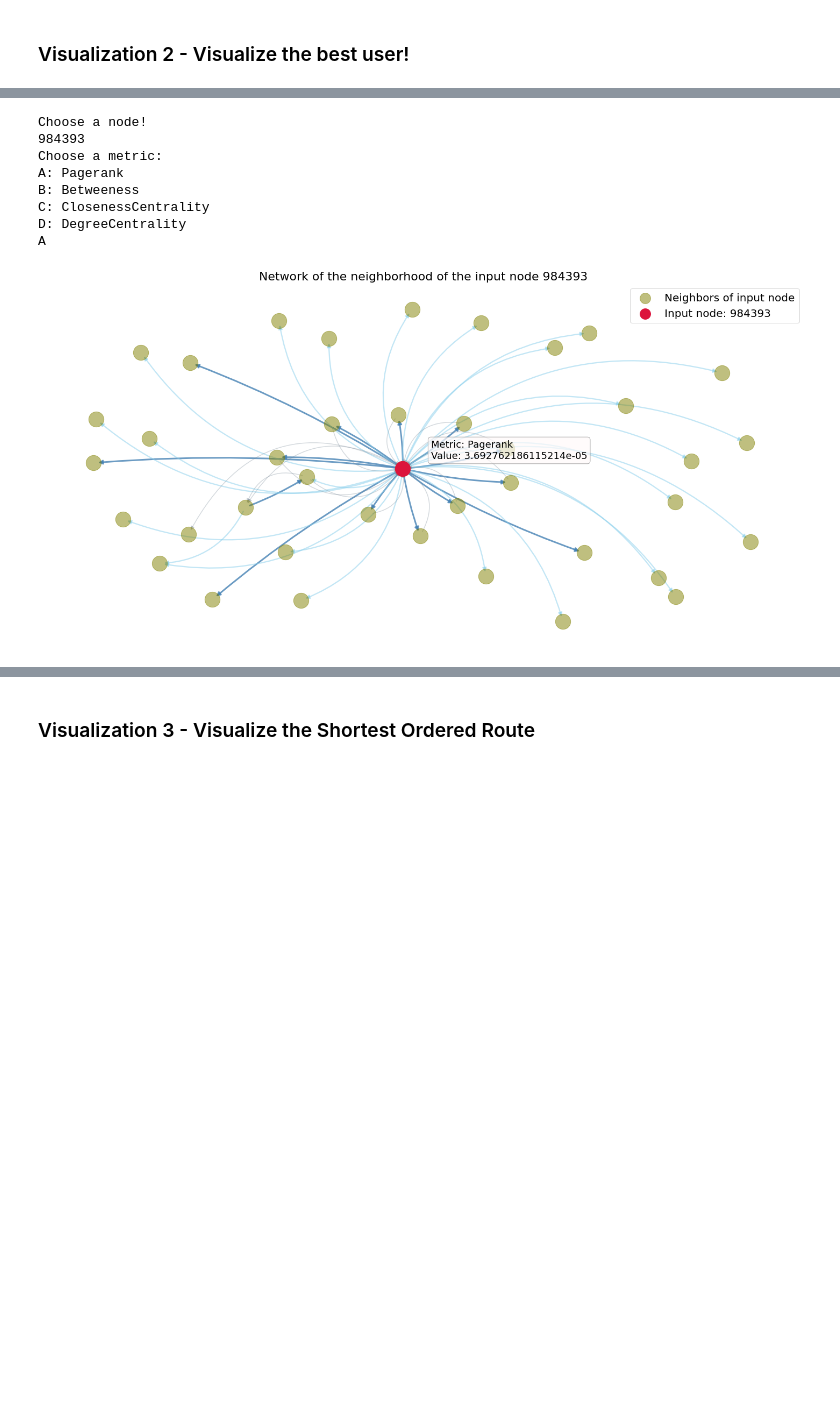
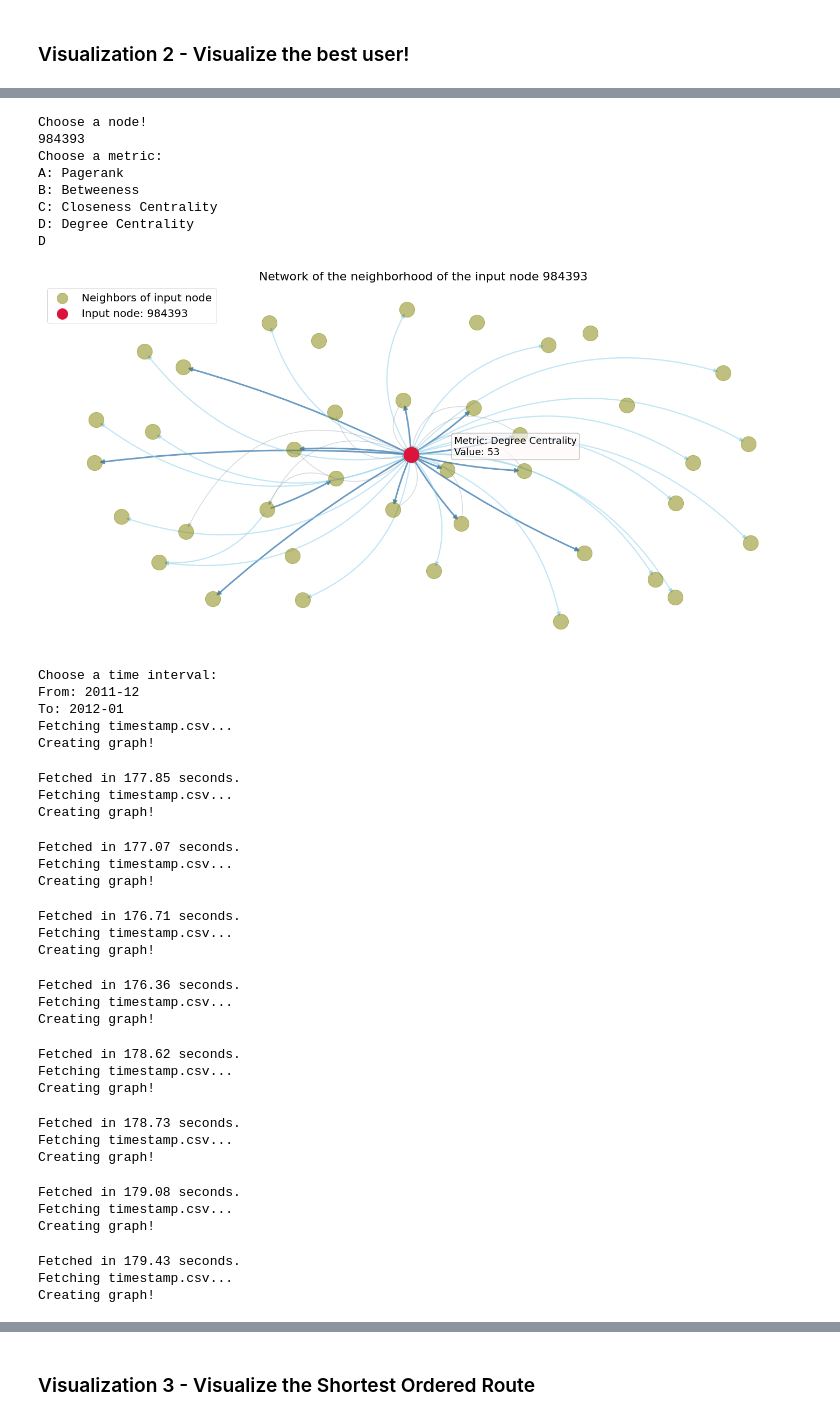
Before and after one commit to Parsa33033/ADM-HW5, a Jupyter notebook: main.ipynb, the cells around one changed output, grey strips where cells are left out. Cells and saved outputs as stored; diff of their text form; code cells hidden in the pictures; blank space fills up the shorter version.

```diff
--- a/main.ipynb
+++ b/main.ipynb
@@ -774,11 +152,0 @@ def choose_the_metric():
-# %%
-def visualization2(g):
-
-  # Let the user choose the node
-  chosen_node = int(input('Choose a node! \n'))
-  choose_metric, m = choose_the_metric()
-
-  metric = Metric()
-  value_metric = func2(g, metric, chosen_node, choose_metric)
-
-  plot_subgraph(g, chosen_node, m, value_metric)
@@ -785,12 +183,41 @@ def visualization2(g):
 # %%
-visualization2(g.my_graph)
+metric_series, date_list, chosen_node, m = visualization2(g.my_graph, list_of_graphs)
 # %% [output]
 Choose a node!
 984393
 Choose a metric:
 A: Pagerank
 B: Betweeness
-C: ClosenessCentrality
-D: DegreeCentrality
-A
+C: Closeness Centrality
+D: Degree Centrality
+D
-[figure, old version]
+[figure, new version]
+Choose a time interval:
+From: 2011-12
+To: 2012-01
+Fetching timestamp.csv...
+Creating graph!
+Fetched in 177.85 seconds.
+Fetching timestamp.csv...
+Creating graph!
+Fetched in 177.07 seconds.
+Fetching timestamp.csv...
+Creating graph!
+Fetched in 176.71 seconds.
+Fetching timestamp.csv...
+Creating graph!
+Fetched in 176.36 seconds.
+Fetching timestamp.csv...
+Creating graph!
+Fetched in 178.62 seconds.
+Fetching timestamp.csv...
+Creating graph!
+Fetched in 178.73 seconds.
+Fetching timestamp.csv...
+Creating graph!
+Fetched in 179.08 seconds.
+Fetching timestamp.csv...
+Creating graph!
+Fetched in 179.43 seconds.
+Fetching timestamp.csv...
+Creating graph!
```
Also changed, not shown: parts of 39 cells of this notebook, 2 other files.
